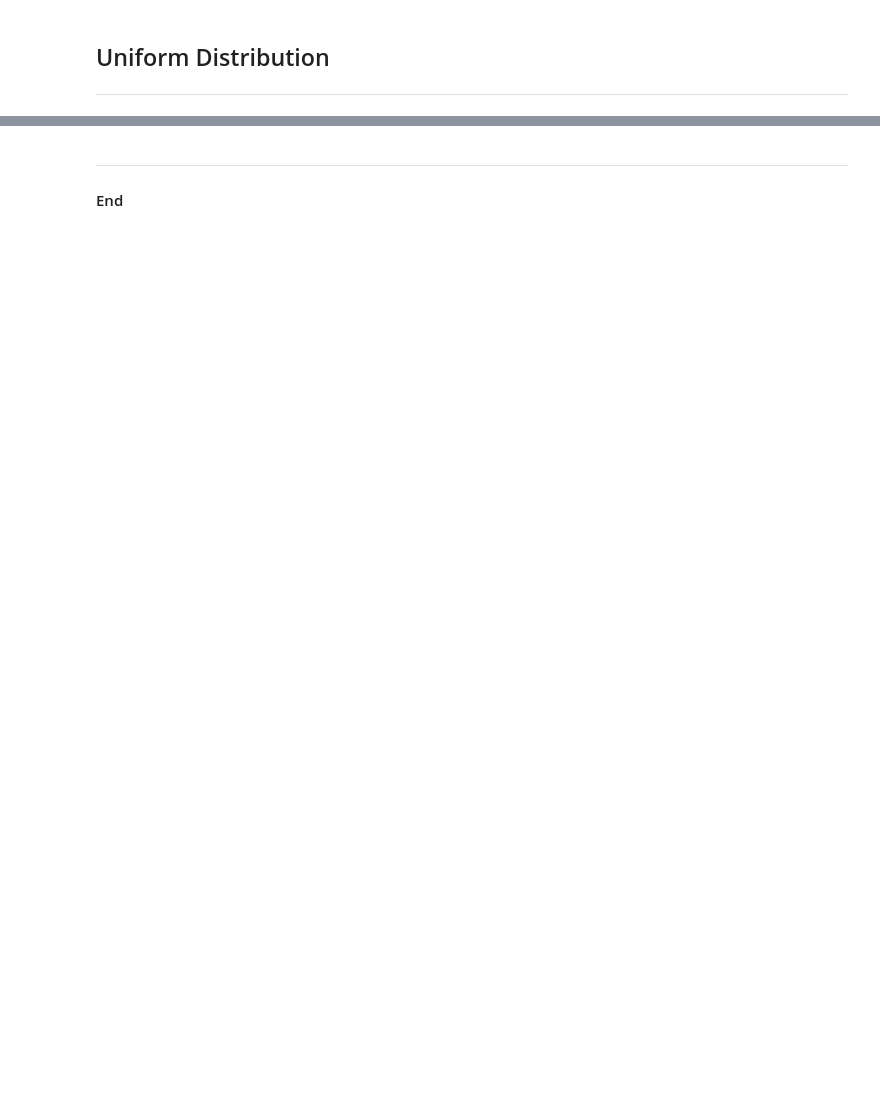
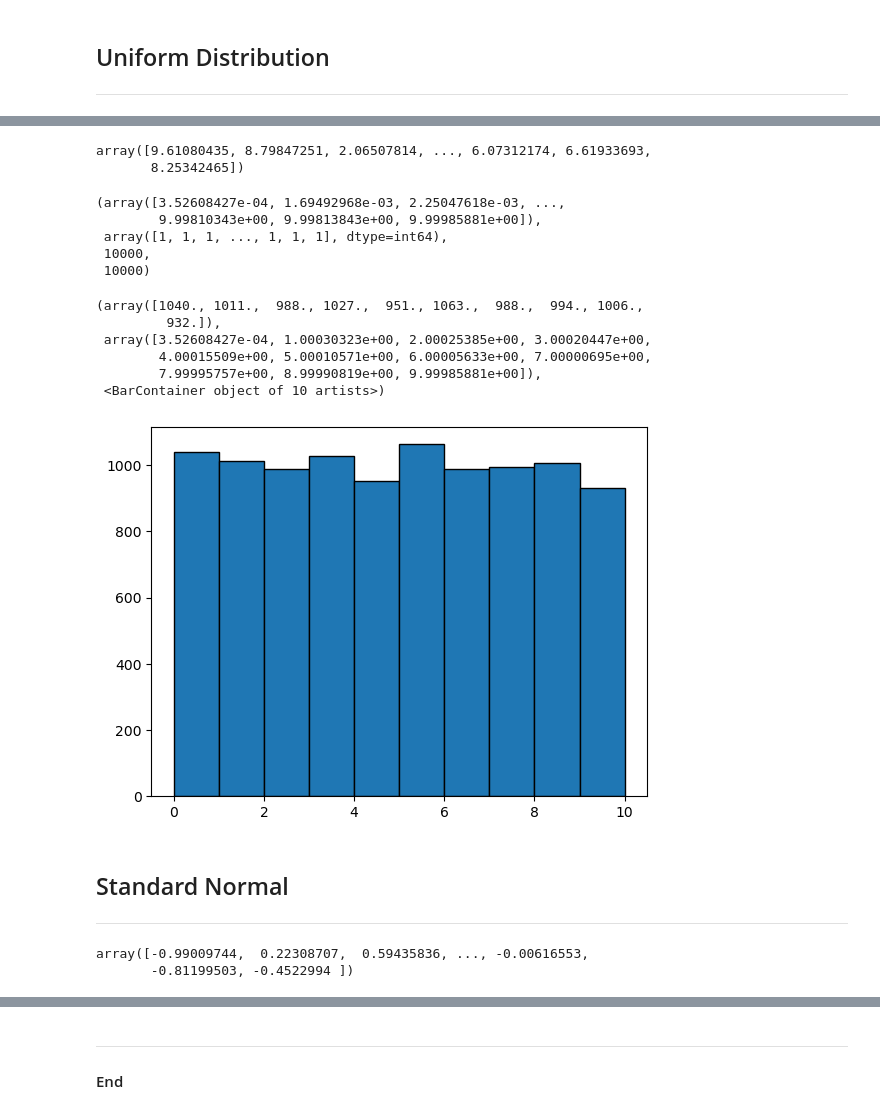
Before and after one commit to UWASIKLK/pda---mywork, a Jupyter notebook: random.ipynb, the cells around one changed output, grey strips where cells are left out. Drawn from its saved outputs; the diff is of its cells as text; code cells hidden in the pictures; blank space fills up the shorter version.

```diff
--- a/random.ipynb
+++ b/random.ipynb
@@ -172,0 +147,47 @@ plt.bar(values, counts, edgecolor = 'black')
+# %%
+# Generate 10,000 floats uniformly distributed over the range [0,10).
+
+x = rng.uniform(low=0.0, high=10.0, size=10000)
+
+#Show.
+x
+# %% [output]
+array([9.61080435, 8.79847251, 2.06507814, ..., 6.07312174, 6.61933693,
+       8.25342465])
+# %%
+# Get the counts.
+values, counts = np.unique(x, return_counts=True)
+
+#Show.
+values, counts, values.size, counts.size
+# %% [output]
+(array([3.52608427e-04, 1.69492968e-03, 2.25047618e-03, ...,
+        9.99810343e+00, 9.99813843e+00, 9.99985881e+00]),
+ array([1, 1, 1, ..., 1, 1, 1], dtype=int64),
+ 10000,
+ 10000)
+# %%
+# Plot histogram.
+
+plt.hist(x, edgecolor='black')
+# %% [output]
+(array([1040., 1011.,  988., 1027.,  951., 1063.,  988.,  994., 1006.,
+         932.]),
+ array([3.52608427e-04, 1.00030323e+00, 2.00025385e+00, 3.00020447e+00,
+        4.00015509e+00, 5.00010571e+00, 6.00005633e+00, 7.00000695e+00,
+        7.99995757e+00, 8.99990819e+00, 9.99985881e+00]),
+ <BarContainer object of 10 artists>)
+[figure, added]
+# %% [markdown]
+## Standard Normal
+
+***
+# %%
+# Generate an array of 10000 numbers.
+x = rng.standard_normal(size = 10000)
+
+# Show.
+x
+# %% [output]
+array([-0.99009744,  0.22308707,  0.59435836, ..., -0.00616553,
+       -0.81199503, -0.4522994 ])
```
Also changed, not shown: parts of 14 cells of this notebook, 1 other file.
